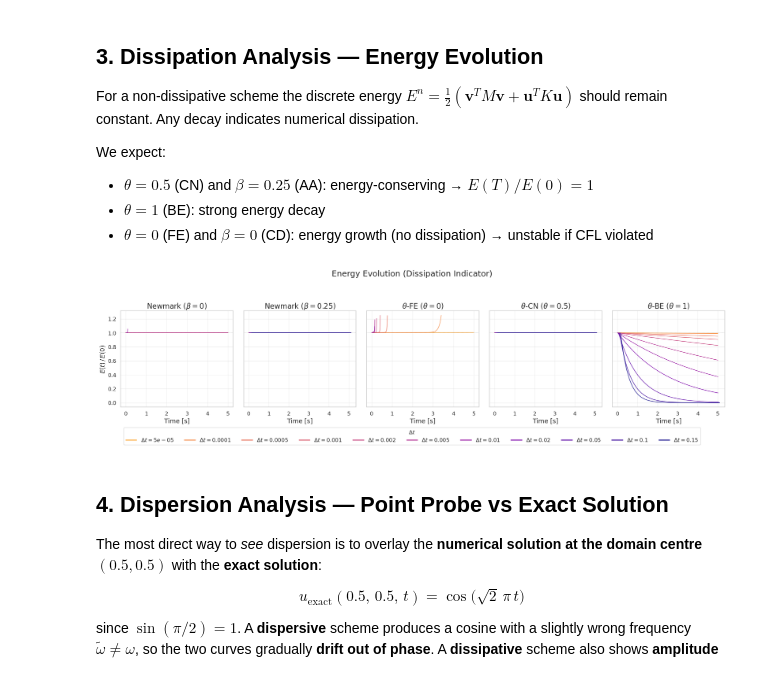
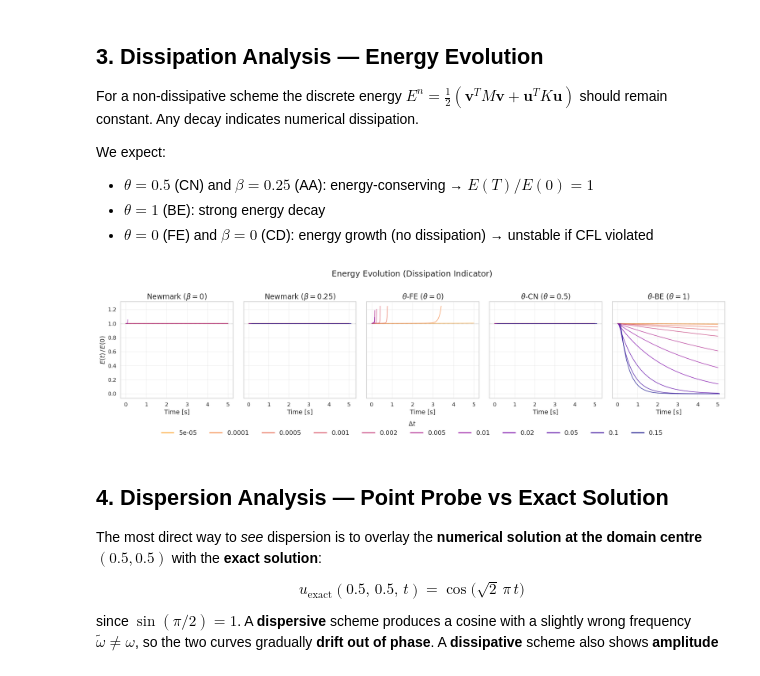
Before and after one commit to AlessandroGhiotto/nmpde-wave-equation, a Jupyter notebook: analysis/dissipation-dispersion-analysis.ipynb, the cells around one changed output. Cells and saved outputs as stored; diff of their text form; code cells hidden in the pictures.

```diff
--- a/analysis/dissipation-dispersion-analysis.ipynb
+++ b/analysis/dissipation-dispersion-analysis.ipynb
@@ -73,8 +73,8 @@ FONTSIZE_SUPTITLE = 18     # figure super-title
 FONTSIZE_TITLE    = 16     # subplot titles
 FONTSIZE_AXIS     = 14     # axis labels (xlabel / ylabel)
 FONTSIZE_TICK     = 12     # tick labels
-FONTSIZE_LEGEND   = 12     # legend entries
-FONTSIZE_LEG_TITLE = 12    # legend title
+FONTSIZE_LEGEND   = 14     # legend entries
+FONTSIZE_LEG_TITLE = 14    # legend title
 
 # Apply seaborn theme globally
 sns.set_theme(style="whitegrid", palette="muted", font_scale=FONT_SCALE)
@@ -223,38 +223,39 @@ if energy_series:
         if rows:
             plot_df = pd.concat(rows, ignore_index=True)
             sns.lineplot(
                 data=plot_df, x="Time [s]", y="E(t)/E(0)",
                 hue="dt", hue_order=dt_order,
                 palette=dt_palette, ax=ax, alpha=0.85, linewidth=1.2,
                 legend=False,
             )
 
         ax.axhline(1.0, color="k", ls=":", lw=0.8, alpha=0.5)
         ax.set_xlabel("Time [s]", fontsize=FONTSIZE_AXIS)
         ax.set_title(SCHEME_LABELS.get(scheme, scheme), fontsize=FONTSIZE_TITLE)
 
     axes[0].set_ylabel(r"$E(t)\,/\,E(0)$", fontsize=FONTSIZE_AXIS)
 
     # Single shared legend below the plots
     handles = [plt.Line2D([0], [0], color=dt_palette[f"{dt:.4g}"], lw=2)
                for dt in all_dts]
-    labels = [rf"$\Delta t = {dt:.4g}$" for dt in all_dts]
+    # labels = [rf"$\Delta t = {dt:.4g}$" for dt in all_dts]
+    labels = all_dts
     fig.legend(handles, labels, title=r"$\Delta t$",
-               loc="lower center", bbox_to_anchor=(0.5, -0.08),
+               loc="lower center", bbox_to_anchor=(0.5, -0.1),
                ncol=len(all_dts), fontsize=FONTSIZE_LEGEND,
-               title_fontsize=FONTSIZE_LEG_TITLE, frameon=True)
+               title_fontsize=FONTSIZE_LEG_TITLE, frameon=False)
 
     fig.suptitle("Energy Evolution (Dissipation Indicator)",
-                 fontsize=FONTSIZE_SUPTITLE, y=1.02)
+                 fontsize=FONTSIZE_SUPTITLE, y=0.96)
     fig.tight_layout()
     # fig.savefig(FIG_DIR / "energy_evolution.pdf", bbox_inches="tight", dpi=150)
     fig.savefig(FIG_DIR / "dissdisp_energy_evolution.png", bbox_inches="tight", dpi=150)
 
     plt.show()
 else:
     print("No energy time-series data available. Run the sweep first.")
 # %% [output]
-[figure, old version]
+[figure, new version]
 # %% [markdown]
 ## 4. Dispersion Analysis — Point Probe vs Exact Solution
 
```
Also changed, not shown: parts of 1 cell of this notebook, 27 other files.
